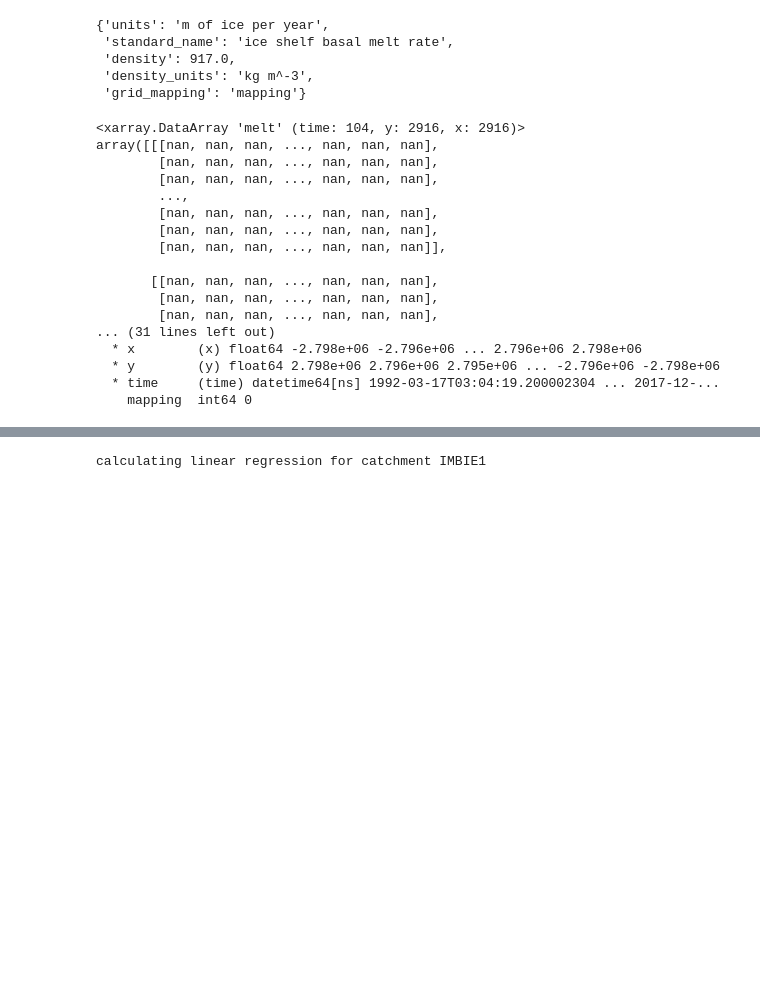
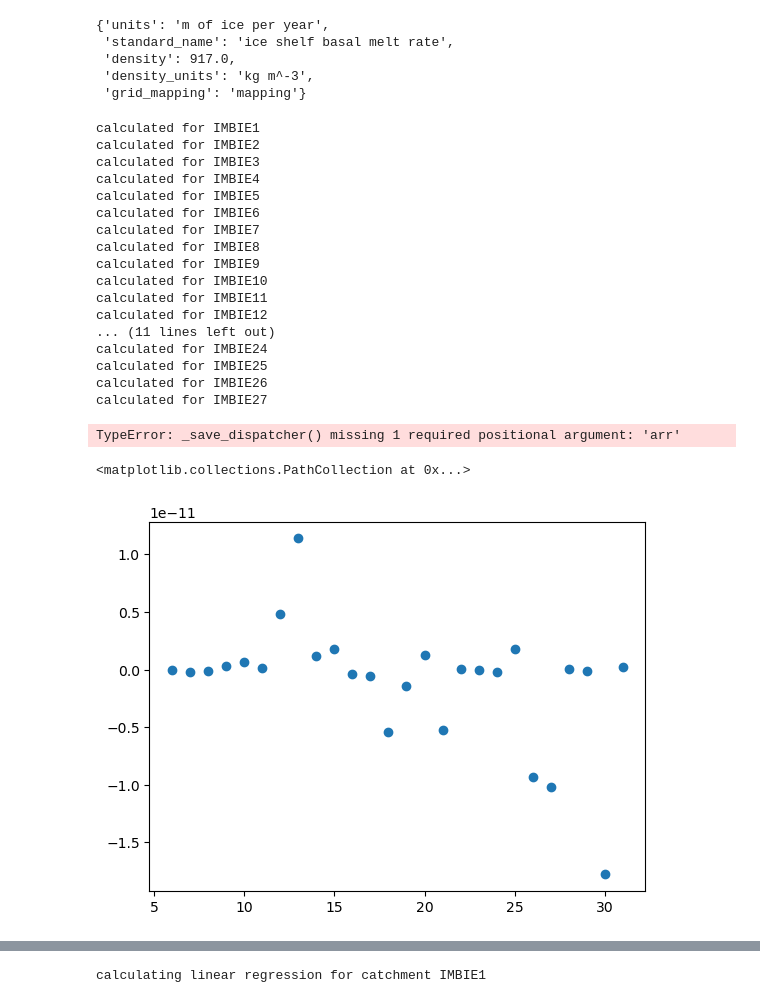
Before and after one commit to mshiv/aislens_emulation, a Jupyter notebook: notebooks/21-sm-bias-correction.ipynb, the cells around one changed output, grey strips where cells are left out. Saved outputs shown, nothing was run; the diff lists cells and outputs as text; code cells hidden in the pictures; blank space fills up the shorter version.

Commit message:
Update Ice shelf melt rate calculations

```diff
--- a/notebooks/21-sm-bias-correction.ipynb
+++ b/notebooks/21-sm-bias-correction.ipynb
@@ -51,7 +51,7 @@ FILE_SORRMv21 = 'Regridded_SORRMv2.1.ISMF.FULL.nc'
 
 FILE_iceShelvesShape = 'iceShelves.geojson'
 # %%
-# MELTDRAFT_OBS = xr.open_dataset(inDirName+DIR_basalMeltObs+FILE_MeltDraftObs)
+MELTDRAFT_OBS = xr.open_dataset(inDirName+DIR_basalMeltObs+FILE_MeltDraftObs)
 SORRMv21 = xr.open_dataset(inDirName+DIR_SORRMv21+FILE_SORRMv21)
 
 ICESHELVES_MASK = gpd.read_file(inDirName+DIR_external+FILE_iceShelvesShape)
@@ -171,24 +197,40 @@ MELTDRAFT_OBS.melt.attrs
 # m / yr
 sec_per_yr = 60*60*24*365
 rho_ice = 917.0 # kg/m^3
-MELTDRAFT_MELTOBS = MELTDRAFT_OBS.melt*rho_ice/sec_per_yr
+rho_fw = 1000.0
+#MELTDRAFT_MELTOBS = MELTDRAFT_OBS.melt*rho_fw/sec_per_yr
+# %%
+DEDRAFTED_MELT_OBS = xr.open_dataset(inDirName+DIR_interim+"Paolo2023/DEDRAFTED_MELT_OBS.nc")
+DEDRAFTED_MELT = DEDRAFTED_MELT_OBS.melt*rho_fw/sec_per_yr
+DEDRAFTED_MELT.rio.write_crs("epsg:3031",inplace=True);
 # %%
-DEDRAFTED_MELT_OBS.melt
+ds_np = np.empty(len(range(6,33)))
+ds_np[:] = np.nan
+
+for i,isnum in enumerate(range(6,33)):
+    ICESHELF_MELT = DEDRAFTED_MELT.rio.clip(icems.loc[[isnum],'geometry'].apply(mapping),icems.crs,drop=False)
+    ds_np[i] = ICESHELF_MELT.mean()
+    print("calculated for {}".format(icems.name.values[isnum]))
+    #iceshelves_rgrs_catchment = iceshelves_rgrs_catchment.drop(['__xarray_dataarray_variable__'])
+    #ICESHELF_RGRS = xr.merge([ICESHELF_RGRS, iceshelves_rgrs_catchment], compat='no_conflicts')
+    del ICESHELF_MELT
+    gc.collect()
 # %% [output]
-<xarray.DataArray 'melt' (time: 104, y: 2916, x: 2916)>
-array([[[nan, nan, nan, ..., nan, nan, nan],
-        [nan, nan, nan, ..., nan, nan, nan],
-        [nan, nan, nan, ..., nan, nan, nan],
-        ...,
-        [nan, nan, nan, ..., nan, nan, nan],
-        [nan, nan, nan, ..., nan, nan, nan],
-        [nan, nan, nan, ..., nan, nan, nan]],
-
-       [[nan, nan, nan, ..., nan, nan, nan],
-        [nan, nan, nan, ..., nan, nan, nan],
-        [nan, nan, nan, ..., nan, nan, nan],
-... (31 lines left out)
-  * x        (x) float64 -2.798e+06 -2.796e+06 ... 2.796e+06 2.798e+06
-  * y        (y) float64 2.798e+06 2.796e+06 2.795e+06 ... -2.796e+06 -2.798e+06
-  * time     (time) datetime64[ns] 1992-03-17T03:04:19.200002304 ... 2017-12-...
-    mapping  int64 0
+calculated for IMBIE1
+calculated for IMBIE2
+calculated for IMBIE3
+calculated for IMBIE4
+calculated for IMBIE5
+calculated for IMBIE6
+calculated for IMBIE7
+calculated for IMBIE8
+calculated for IMBIE9
+calculated for IMBIE10
+calculated for IMBIE11
+calculated for IMBIE12
+... (11 lines left out)
+calculated for IMBIE24
+calculated for IMBIE25
+calculated for IMBIE26
+calculated for IMBIE27
+TypeError: _save_dispatcher() missing 1 required positional argument: 'arr'
@@ -195,2 +239,7 @@ array([[[nan, nan, nan, ..., nan, nan, nan],
+# %%
+plt.scatter(range(6,33),ds_np)
+# %% [output]
+<matplotlib.collections.PathCollection at 0x...>
+[figure, added]
 # %%
 # IMBIE ice shelves = 6 to 32
```
Also changed, not shown: parts of 4 cells of this notebook.
